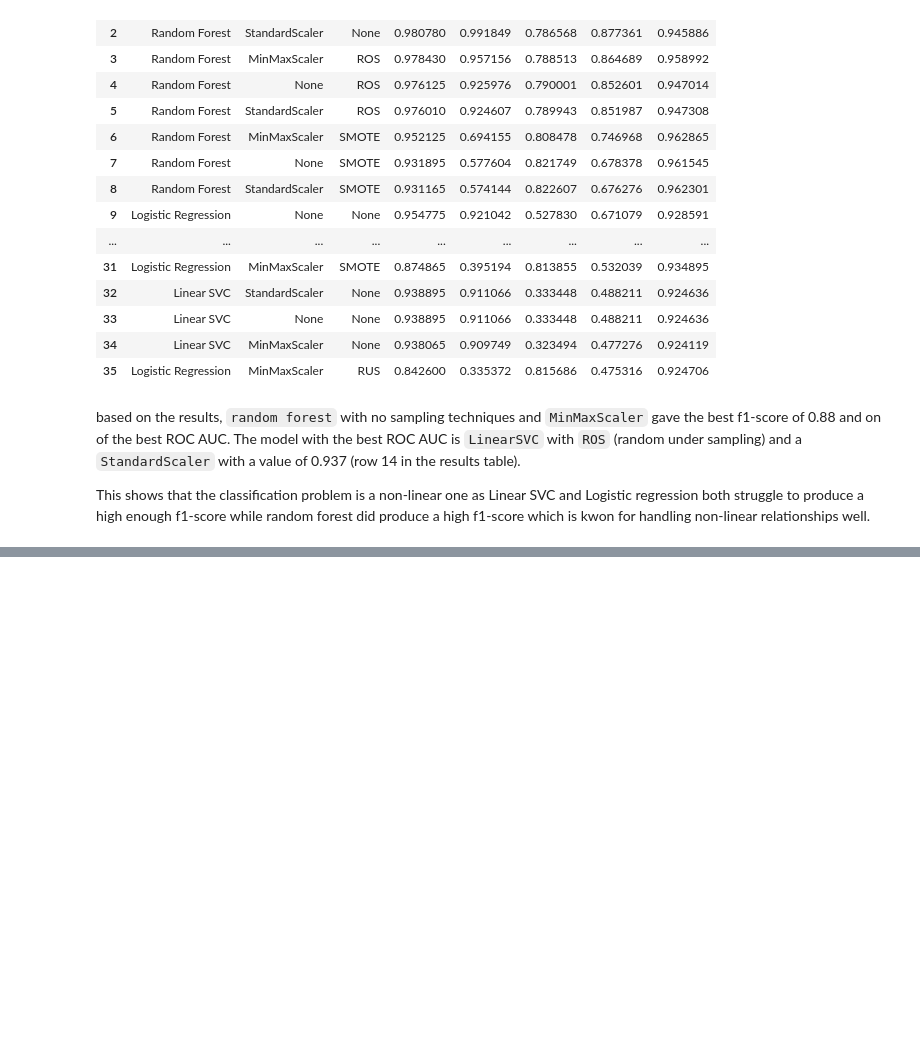
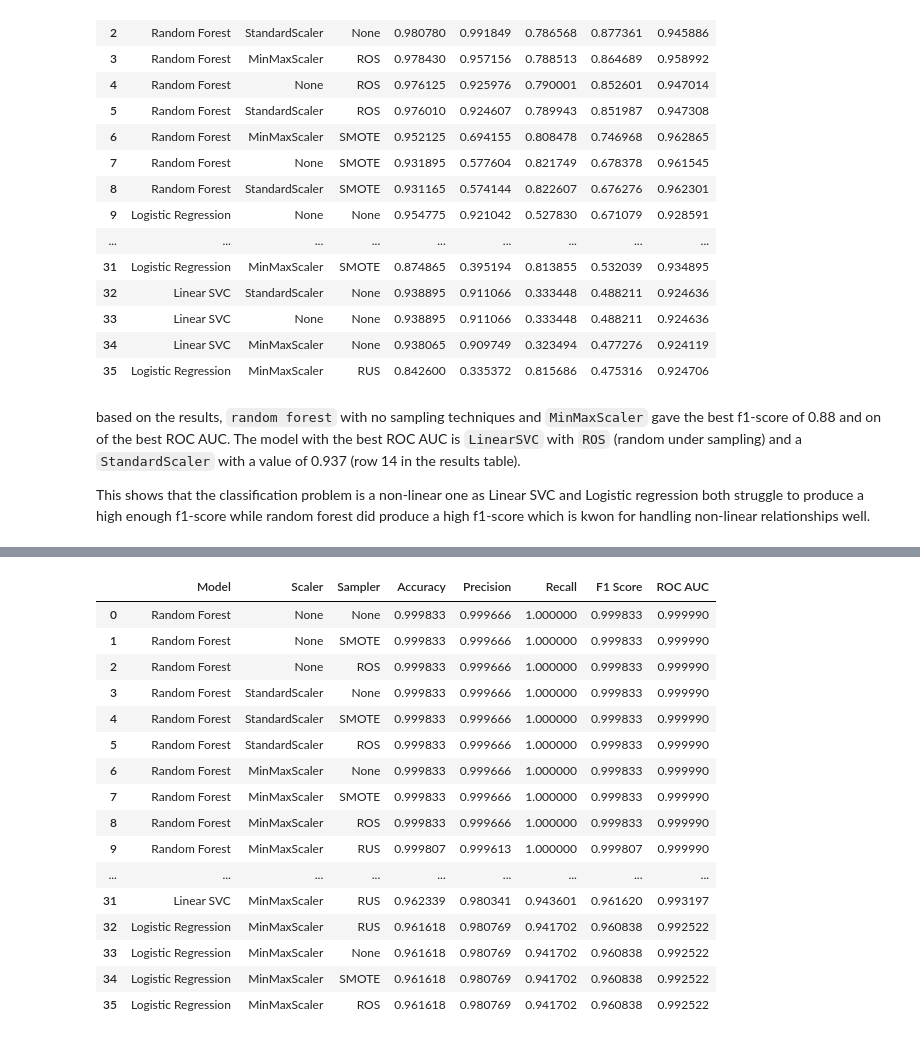
Before and after one commit to AnuRam03/COMP3608-Project, a Jupyter notebook: modelComparsionPipeline.ipynb, the cells around one changed output, grey strips where cells are left out. Cells and saved outputs as stored; diff of their text form; code cells hidden in the pictures; blank space fills up the shorter version.

Commit message:
resulths movwed

```diff
--- a/modelComparsionPipeline.ipynb
+++ b/modelComparsionPipeline.ipynb
@@ -110,3 +264,11 @@ all_results
 based on the results, `random forest` with no sampling techniques and `MinMaxScaler` gave the best f1-score of 0.88 and on of the best ROC AUC. The model with the best ROC AUC is `LinearSVC` with `ROS` (random under sampling) and a `StandardScaler` with a value of 0.937 (row 14 in the results table).
 
 This shows that the classification problem is a non-linear one as Linear SVC and Logistic regression both struggle to produce a high enough f1-score while random forest did produce a high f1-score which is kwon for handling non-linear relationships well.
+# %%
+#dataset 1
+df = pd.read_csv("creditcard_2023.csv")
+
+X = df.drop(['id', 'Class'], axis = 1)
+y = df['Class']
+numerical_cols_actual = [col for col in X.columns if X[col].dtype in ['float64', 'int64', 'float32', 'int32']]
+all_results1 = model_comparison(models_to_test, scalers, samplers, X, y, numerical_cols_actual, verbose=1)
@@ -112,0 +293,20 @@ This shows that the classification problem is a non-linear one as Linear SVC and
+# %%
+all_results1
+# %% [output]
+|  | Model | Scaler | Sampler | Accuracy | Precision | Recall | F1 Score | ROC AUC |
+| 0 | Random Forest | None | None | 0.999833 | 0.999666 | 1.000000 | 0.999833 | 0.999990 |
+| 1 | Random Forest | None | SMOTE | 0.999833 | 0.999666 | 1.000000 | 0.999833 | 0.999990 |
+| 2 | Random Forest | None | ROS | 0.999833 | 0.999666 | 1.000000 | 0.999833 | 0.999990 |
+| 3 | Random Forest | StandardScaler | None | 0.999833 | 0.999666 | 1.000000 | 0.999833 | 0.999990 |
+| 4 | Random Forest | StandardScaler | SMOTE | 0.999833 | 0.999666 | 1.000000 | 0.999833 | 0.999990 |
+| 5 | Random Forest | StandardScaler | ROS | 0.999833 | 0.999666 | 1.000000 | 0.999833 | 0.999990 |
+| 6 | Random Forest | MinMaxScaler | None | 0.999833 | 0.999666 | 1.000000 | 0.999833 | 0.999990 |
+| 7 | Random Forest | MinMaxScaler | SMOTE | 0.999833 | 0.999666 | 1.000000 | 0.999833 | 0.999990 |
+| 8 | Random Forest | MinMaxScaler | ROS | 0.999833 | 0.999666 | 1.000000 | 0.999833 | 0.999990 |
+| 9 | Random Forest | MinMaxScaler | RUS | 0.999807 | 0.999613 | 1.000000 | 0.999807 | 0.999990 |
+| ... | ... | ... | ... | ... | ... | ... | ... | ... |
+| 31 | Linear SVC | MinMaxScaler | RUS | 0.962339 | 0.980341 | 0.943601 | 0.961620 | 0.993197 |
+| 32 | Logistic Regression | MinMaxScaler | RUS | 0.961618 | 0.980769 | 0.941702 | 0.960838 | 0.992522 |
+| 33 | Logistic Regression | MinMaxScaler | None | 0.961618 | 0.980769 | 0.941702 | 0.960838 | 0.992522 |
+| 34 | Logistic Regression | MinMaxScaler | SMOTE | 0.961618 | 0.980769 | 0.941702 | 0.960838 | 0.992522 |
+| 35 | Logistic Regression | MinMaxScaler | ROS | 0.961618 | 0.980769 | 0.941702 | 0.960838 | 0.992522 |
```
Also changed, not shown: parts of 11 cells of this notebook.
